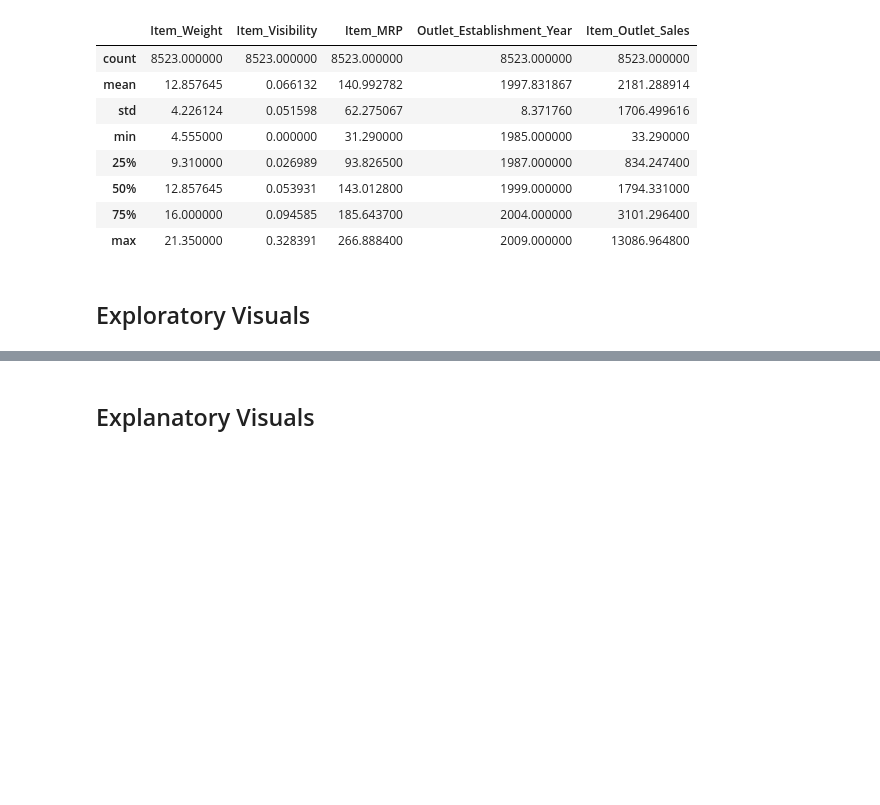
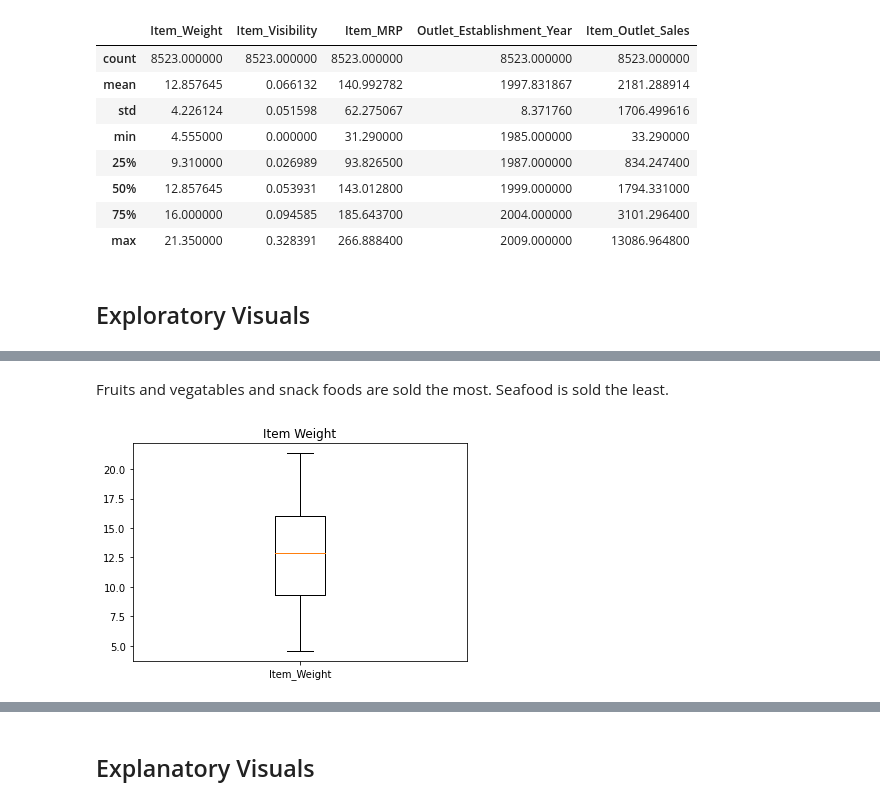
Before and after one commit to Beagan19/GH_collab, a Jupyter notebook: food_sales_predictions.ipynb, the cells around one changed output, grey strips where cells are left out. Cells and saved outputs as stored; diff of their text form; code cells hidden in the pictures; blank space fills up the shorter version.

```diff
--- a/food_sales_predictions.ipynb
+++ b/food_sales_predictions.ipynb
@@ -154,0 +166,8 @@ food_sales_df.describe()
+# %% [markdown]
+Fruits and vegatables and snack foods are sold the most. Seafood is sold the least.
+# %%
+# boxplot for item weight
+plt.boxplot(food_sales_df['Item_Weight'], labels= ['Item_Weight'])
+plt.title('Item Weight');
+# %% [output]
+[figure, added]
```
Also changed, not shown: parts of 11 cells of this notebook.
